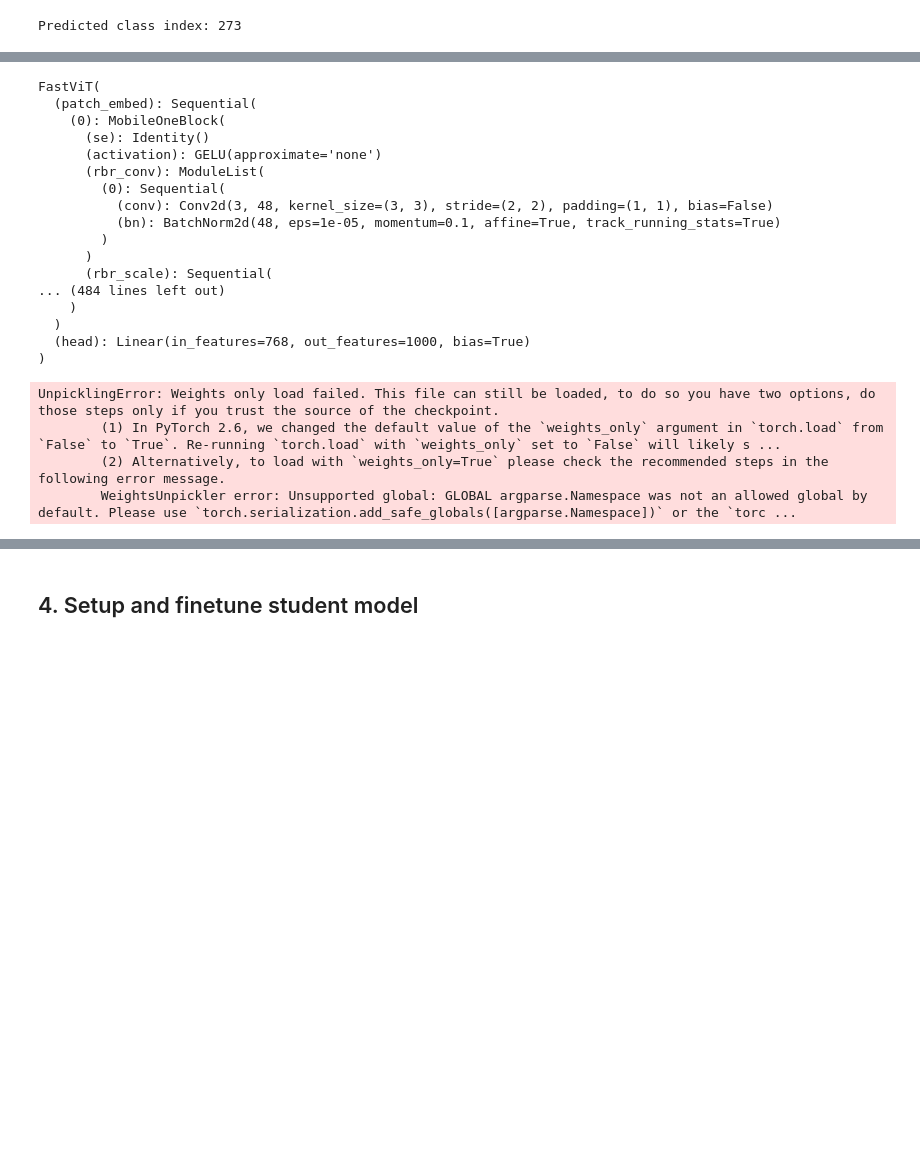
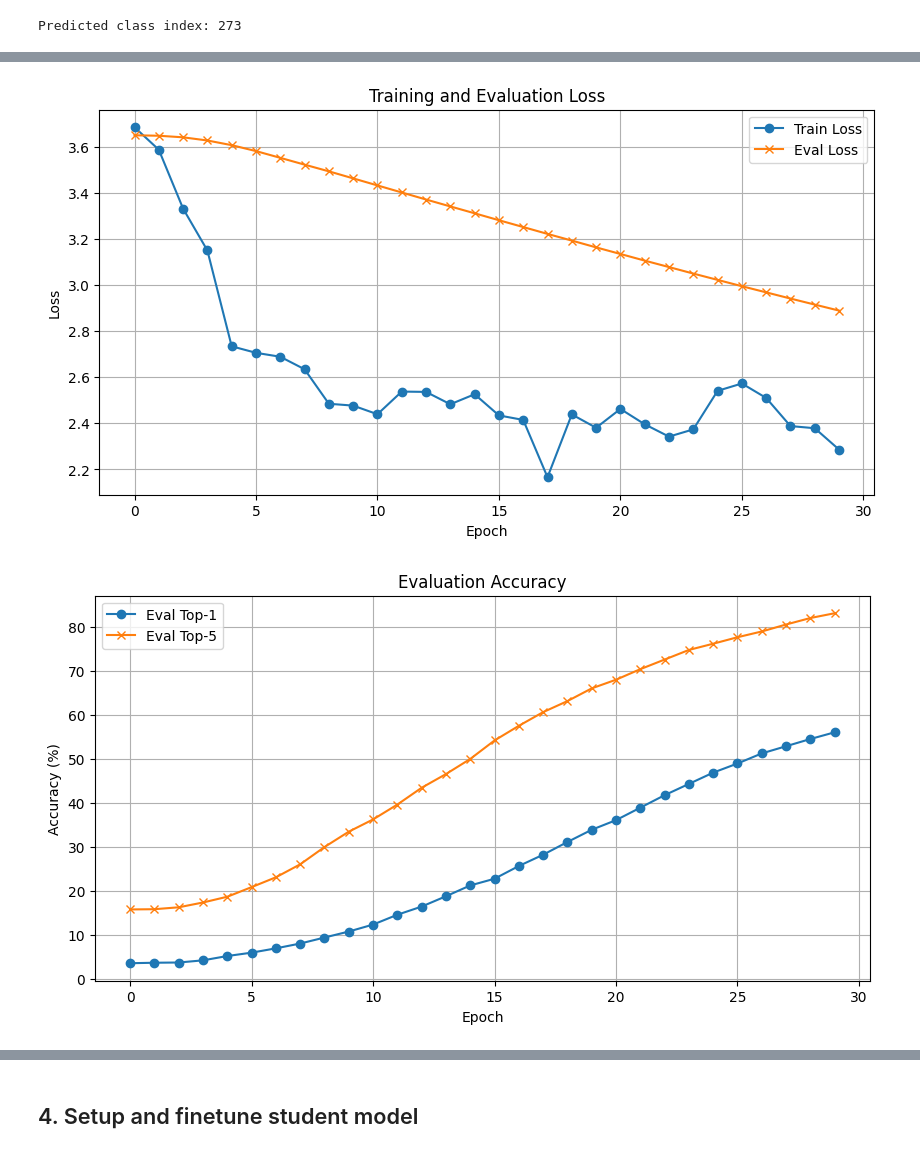
Before and after one commit to HenryNVP/fastvit-pet-mobile, a Jupyter notebook: notebooks/fastvit-pet.ipynb, the cells around one changed output, grey strips where cells are left out. Drawn from its saved outputs; the diff is of its cells as text; code cells hidden in the pictures; blank space fills up the shorter version.

```diff
--- a/notebooks/fastvit-pet.ipynb
+++ b/notebooks/fastvit-pet.ipynb
@@ -128,34 +141,46 @@ Train: 39 [  27/28 (100%)]  Loss: 4.009 (3.70)  Time: 0.368s,  348.17/s  (0.420s
-# %%
-print(teacher_model)
-# %% [output]
-FastViT(
-  (patch_embed): Sequential(
-    (0): MobileOneBlock(
-      (se): Identity()
-      (activation): GELU(approximate='none')
-      (rbr_conv): ModuleList(
-        (0): Sequential(
-          (conv): Conv2d(3, 48, kernel_size=(3, 3), stride=(2, 2), padding=(1, 1), bias=False)
-          (bn): BatchNorm2d(48, eps=1e-05, momentum=0.1, affine=True, track_running_stats=True)
-        )
-      )
-      (rbr_scale): Sequential(
-... (484 lines left out)
-    )
-  )
-  (head): Linear(in_features=768, out_features=1000, bias=True)
-)
+# %%
+import pandas as pd
+import matplotlib.pyplot as plt
+
+# Load the CSV summary
+summary_path = '/content/fastvit-pet-mobile/output/20251119-233915-fastvit_t8-256/summary.csv'
+df = pd.read_csv(summary_path)
+
+# Plot training and evaluation loss
+plt.figure(figsize=(10,5))
+plt.plot(df['epoch'], df['train_loss'], label='Train Loss', marker='o')
+plt.plot(df['epoch'], df['eval_loss'], label='Eval Loss', marker='x')
+plt.xlabel('Epoch')
+plt.ylabel('Loss')
+plt.title('Training and Evaluation Loss')
+plt.legend()
+plt.grid(True)
+plt.show()
+
+# Plot evaluation Top-1 and Top-5 accuracy
+plt.figure(figsize=(10,5))
+plt.plot(df['epoch'], df['eval_top1'], label='Eval Top-1', marker='o')
+plt.plot(df['epoch'], df['eval_top5'], label='Eval Top-5', marker='x')
+plt.xlabel('Epoch')
+plt.ylabel('Accuracy (%)')
+plt.title('Evaluation Accuracy')
+plt.legend()
+plt.grid(True)
+plt.show()
+# %% [output]
+[figure, added]
+[figure, added]
 # %%
+from timm.models import create_model, load_checkpoint
+
 tuned_teacher = create_model(
     "fastvit_t8",
     pretrained=False,
     num_classes=37,
 )
 
-checkpoint = torch.load("/content/fastvit-pet-mobile/output/teacher/20251119-225323-fastvit_t8-256/model_best.pth.tar", map_location='cpu')
-tuned_teacher_model.load_state_dict(checkpoint['state_dict'])
+load_checkpoint(tuned_teacher, "/content/fastvit-pet-mobile/output/20251119-233915-fastvit_t8-256/model_best.pth.tar", use_ema=False)
+
+tuned_teacher.eval()
+tuned_teacher = reparameterize_model(tuned_teacher)
+tuned_teacher = tuned_teacher.cuda()
-# %% [output]
-UnpicklingError: Weights only load failed. This file can still be loaded, to do so you have two options, do those steps only if you trust the source of the checkpoint.
-        (1) In PyTorch 2.6, we changed the default value of the `weights_only` argument in `torch.load` from `False` to `True`. Re-running `torch.load` with `weights_only` set to `False` will likely s ...
-        (2) Alternatively, to load with `weights_only=True` please check the recommended steps in the following error message.
-        WeightsUnpickler error: Unsupported global: GLOBAL argparse.Namespace was not an allowed global by default. Please use `torch.serialization.add_safe_globals([argparse.Namespace])` or the `torc ...
```
Also changed, not shown: parts of 5 cells of this notebook.
